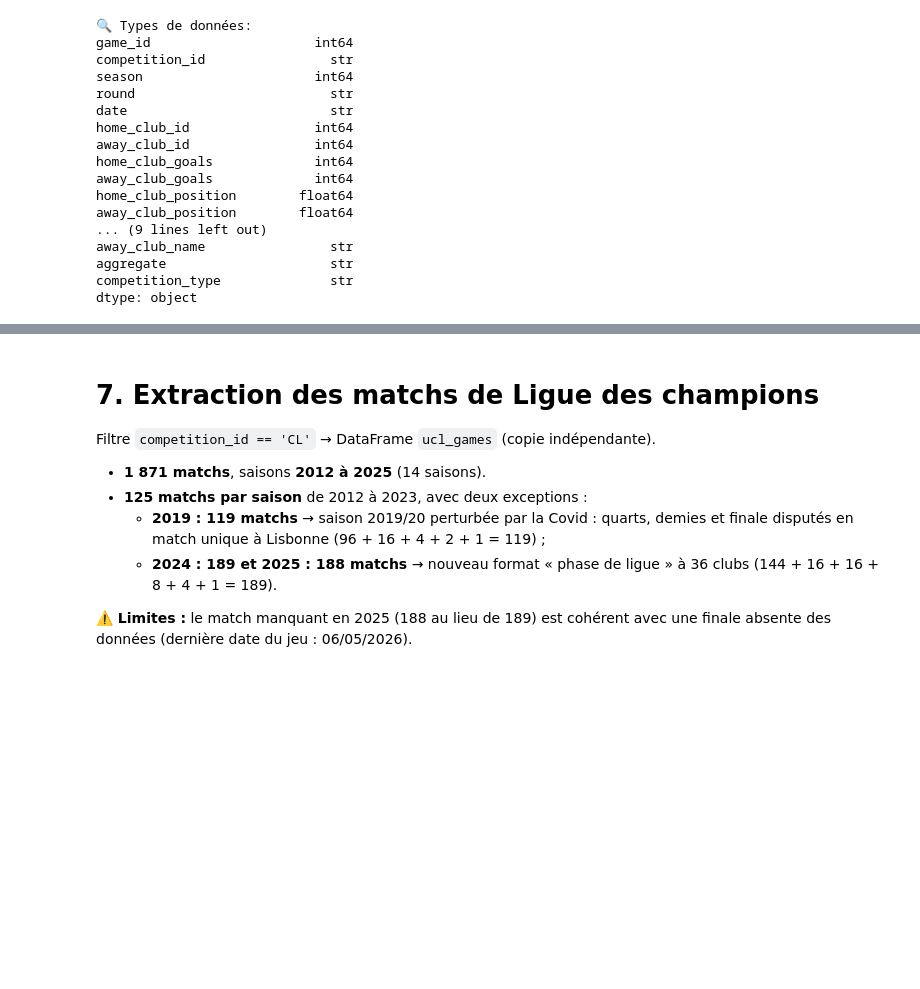
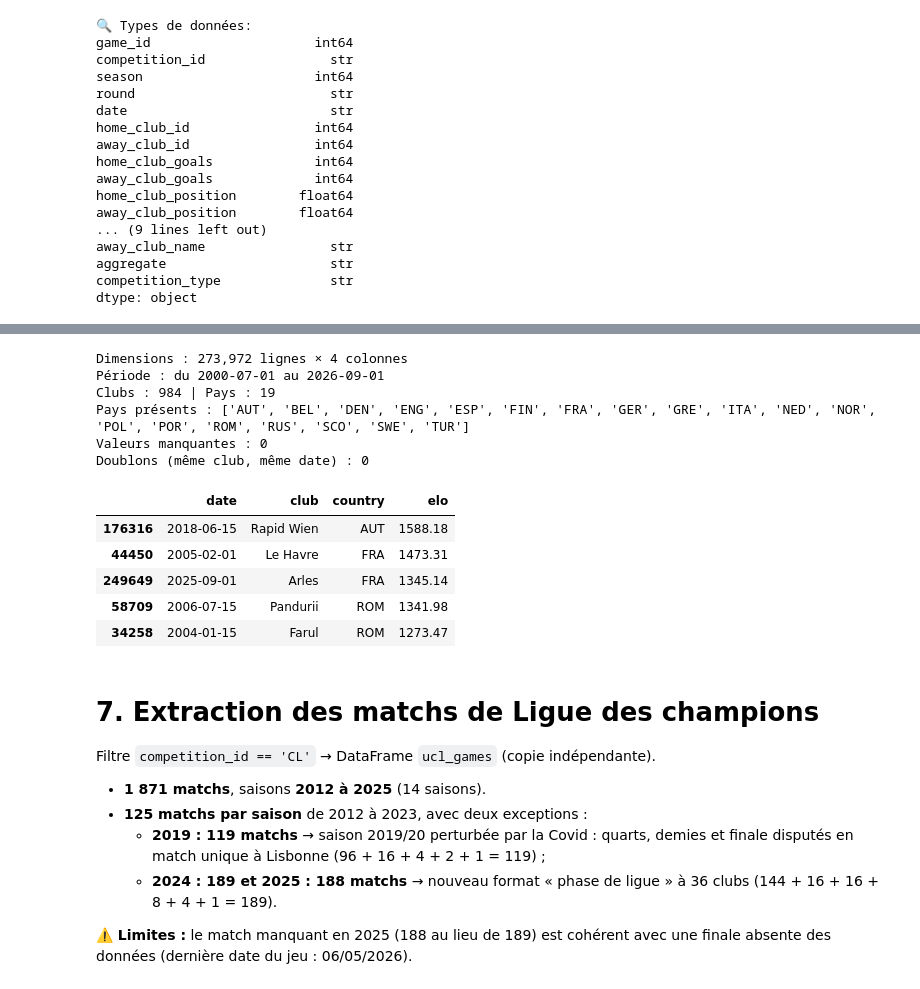
Before and after one commit to moussa197/CHAMPIONS-, a Jupyter notebook: analyse/EDA.ipynb, the cells around one changed output, grey strips where cells are left out. Drawn from its saved outputs; the diff is of its cells as text; code cells hidden in the pictures; blank space fills up the shorter version.

```diff
--- a/analyse/EDA.ipynb
+++ b/analyse/EDA.ipynb
@@ -106,3 +148,26 @@ dtype: object
+# %%
+# Structure de la table elo
+print(f"Dimensions : {elo.shape[0]:,} lignes × {elo.shape[1]} colonnes")
+print(f"Période : du {elo['date'].min()} au {elo['date'].max()}")
+print(f"Clubs : {elo['club'].nunique()} | Pays : {elo['country'].nunique()}")
+print(f"Pays présents : {sorted(elo['country'].unique())}")
+print(f"Valeurs manquantes : {elo.isna().sum().sum()}")
+print(f"Doublons (même club, même date) : {elo.duplicated(['date', 'club']).sum()}")
+
+elo.sample(5, random_state=42)
+# %% [output]
+Dimensions : 273,972 lignes × 4 colonnes
+Période : du 2000-07-01 au 2026-09-01
+Clubs : 984 | Pays : 19
+Pays présents : ['AUT', 'BEL', 'DEN', 'ENG', 'ESP', 'FIN', 'FRA', 'GER', 'GRE', 'ITA', 'NED', 'NOR', 'POL', 'POR', 'ROM', 'RUS', 'SCO', 'SWE', 'TUR']
+Valeurs manquantes : 0
+Doublons (même club, même date) : 0
+|  | date | club | country | elo |
+| 176316 | 2018-06-15 | Rapid Wien | AUT | 1588.18 |
+| 44450 | 2005-02-01 | Le Havre | FRA | 1473.31 |
+| 249649 | 2025-09-01 | Arles | FRA | 1345.14 |
+| 58709 | 2006-07-15 | Pandurii | ROM | 1341.98 |
+| 34258 | 2004-01-15 | Farul | ROM | 1273.47 |
 # %% [markdown]
 # 7. Extraction des matchs de Ligue des champions
 
```
Also changed, not shown: parts of 6 cells of this notebook.
